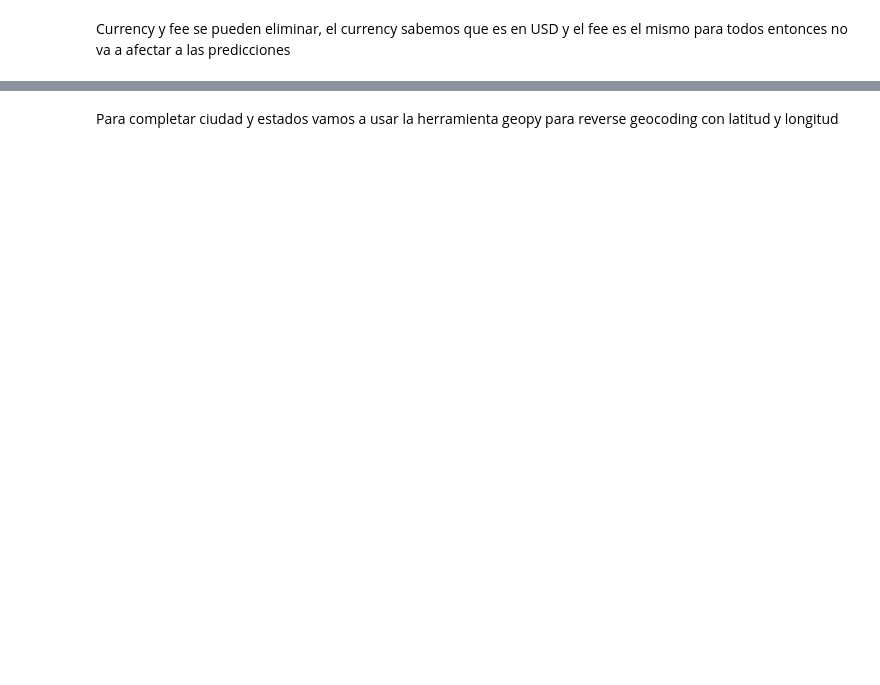
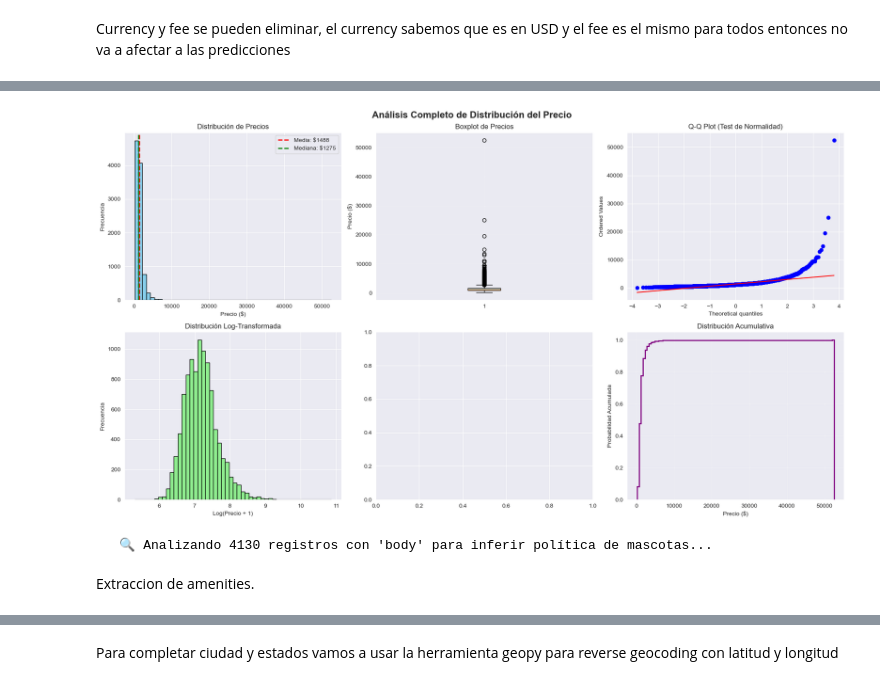
Before and after one commit to mperez14ang/ObligatorioAD, a Jupyter notebook: EDA+PreparamientodeDatos.ipynb, the cells around one changed output, grey strips where cells are left out. Saved outputs shown, nothing was run; the diff lists cells and outputs as text; code cells hidden in the pictures; blank space fills up the shorter version.

```diff
--- a/EDA+PreparamientodeDatos.ipynb
+++ b/EDA+PreparamientodeDatos.ipynb
@@ -172,3 +200,5 @@ Currency y fee se pueden eliminar, el currency sabemos que es en USD y el fee es
+# %%
+df = df.drop(['id', 'category', 'currency', 'fee', 'price_display', 'source', 'time'], axis=1)
 # %%
 df_pets_vacios = df[df['pets_allowed'].isnull()]
 
@@ -258,40 +329,35 @@ axes[0, 0].set_ylabel('Frecuencia')
 axes[0, 0].legend()
 
 # 2. Boxplot
 bp = axes[0, 1].boxplot(df['price'].dropna(), vert=True, patch_artist=True)
 bp['boxes'][0].set_facecolor('lightblue')
 axes[0, 1].set_title('Boxplot de Precios')
 axes[0, 1].set_ylabel('Precio ($)')
 axes[0, 1].grid(True, alpha=0.3)
 
 # 3. Q-Q Plot
 stats.probplot(df['price'].dropna(), dist="norm", plot=axes[0, 2])
 axes[0, 2].set_title('Q-Q Plot (Test de Normalidad)')
 
 # 4. Log transformation
 axes[1, 0].hist(np.log1p(df['price']), bins=50, color='lightgreen', edgecolor='black')
 axes[1, 0].set_title('Distribución Log-Transformada')
 axes[1, 0].set_xlabel('Log(Precio + 1)')
 axes[1, 0].set_ylabel('Frecuencia')
 
-# 5. Violin plot por rango de precios
-df['price_range'] = pd.cut(df['price'], bins=[0, 1000, 1500, 2000, df['price'].max()],
-                            labels=['<$1K', '$1-1.5K', '$1.5-2K', '>$2K'])
-sns.violinplot(data=df, x='price_range', y='price', ax=axes[1, 1])
-axes[1, 1].set_title('Violin Plot por Rango de Precio')
-axes[1, 1].set_xlabel('Rango de Precio')
-axes[1, 1].set_ylabel('Precio ($)')
 
 # 6. Cumulative distribution
 axes[1, 2].hist(df['price'], bins=100, cumulative=True, density=True,
                 histtype='step', linewidth=2, color='purple')
 axes[1, 2].set_title('Distribución Acumulativa')
 axes[1, 2].set_xlabel('Precio ($)')
 axes[1, 2].set_ylabel('Probabilidad Acumulada')
 axes[1, 2].grid(True, alpha=0.3)
 
 plt.tight_layout()
 plt.show()
+# %% [output]
+[figure, added]
 # %%
 import re
 patron_si = r'''
@@ -349,6 +415,8 @@ print(f"\n   🔍 Analizando {df['pets_allowed'].isnull().sum()} registros con '
 
 nulls_mask = df['pets_allowed'].isnull()
 df.loc[nulls_mask, 'pets_allowed'] = df.loc[nulls_mask, 'body'].apply(clasificar_pets_desde_body)
+# %% [output]
+   🔍 Analizando 4130 registros con 'body' para inferir política de mascotas...
 # %%
 # Normalizar valores existentes primero
 df['pets_allowed'] = df['pets_allowed'].fillna('Unknown').astype(str).str.strip().str.title()
@@ -382,0 +455,2 @@ df['pets_allowed'] = df['pets_allowed'].apply(pets_to_numeric)
+# %% [markdown]
+Extraccion de amenities.
```
Also changed, not shown: parts of 17 cells of this notebook.
